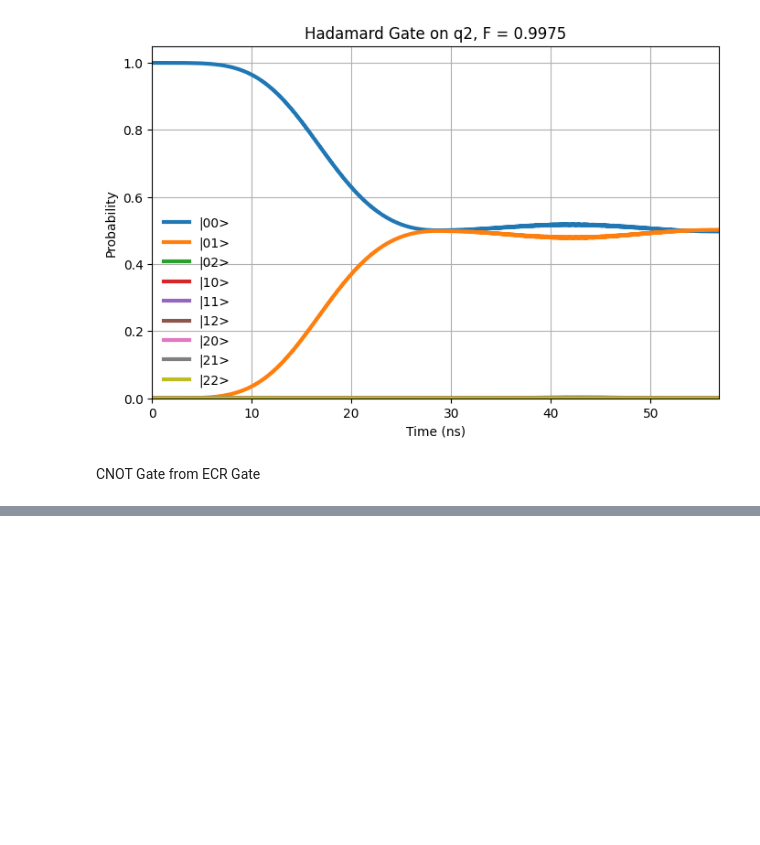
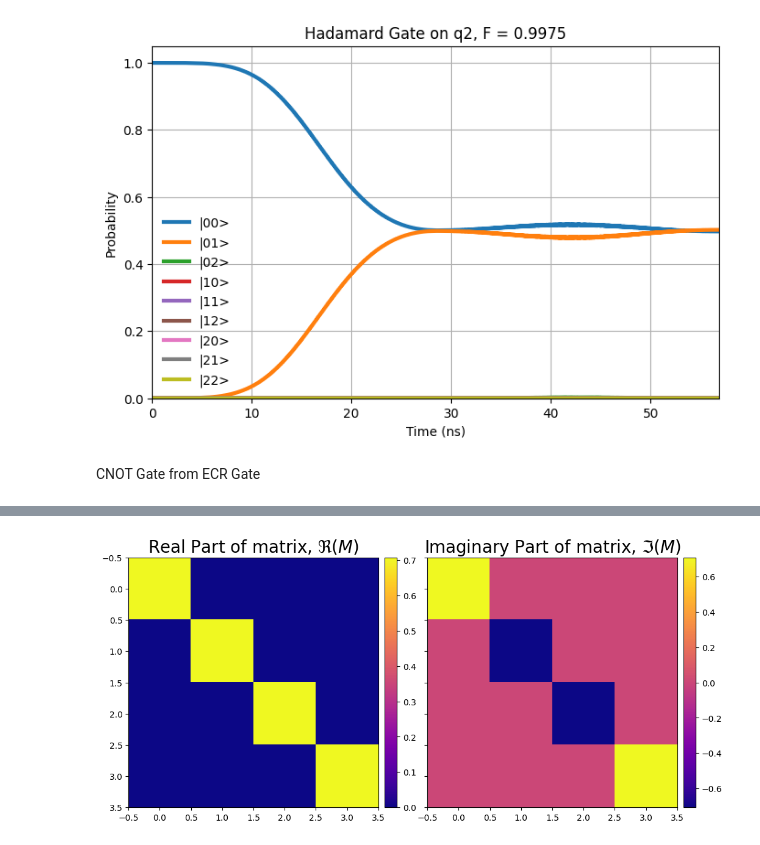
Before and after one commit to kapil-d/transmon-sim, a Jupyter notebook: two_transmon_gates.ipynb, the cells around one changed output, grey strips where cells are left out. Drawn from its saved outputs; the diff is of its cells as text; code cells hidden in the pictures; blank space fills up the shorter version.

```diff
--- a/two_transmon_gates.ipynb
+++ b/two_transmon_gates.ipynb
@@ -675,0 +826,5 @@ heatmap2d((1/np.sqrt(2))*(-1-1j)*condense(ideal_cnot))
+# %%
+ZZmat = np.kron(np.array([[1, 0],[0,-1]]), np.array([[1, 0],[0,-1]]))
+heatmap2d(expm((1j)*ZZmat*np.pi/4))
+# %% [output]
+[figure, added]
```
Also changed, not shown: parts of 28 cells of this notebook.
